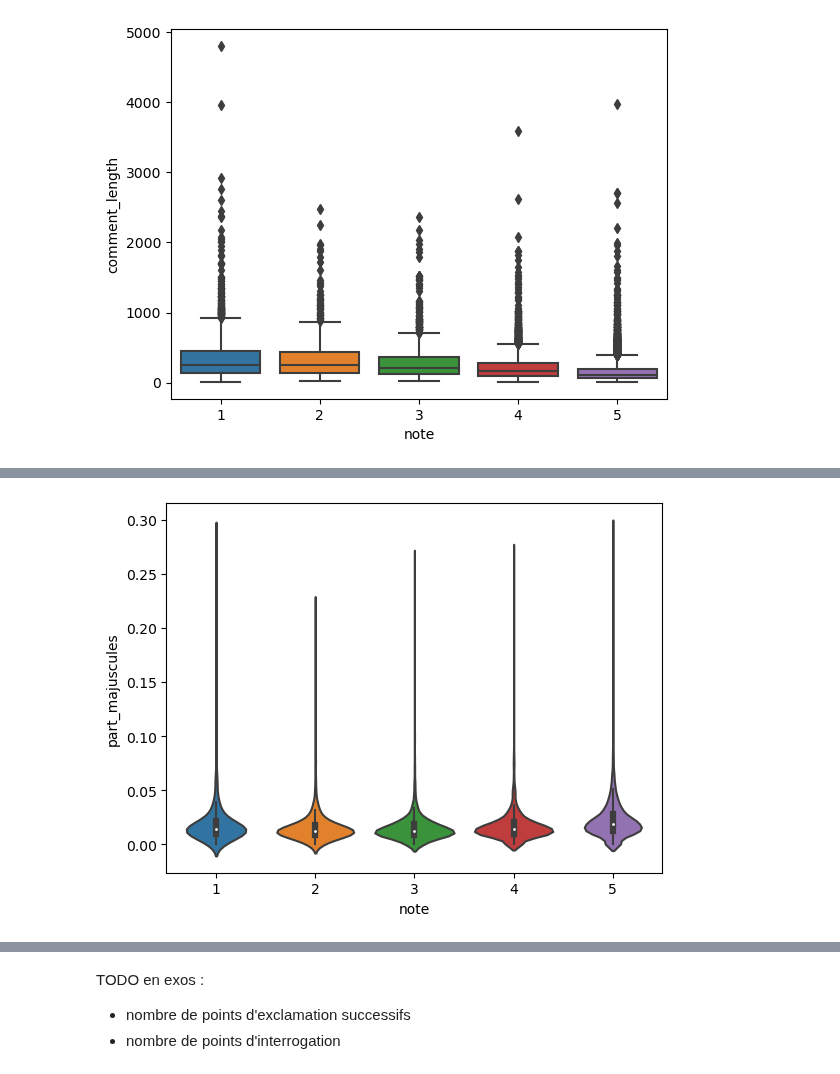
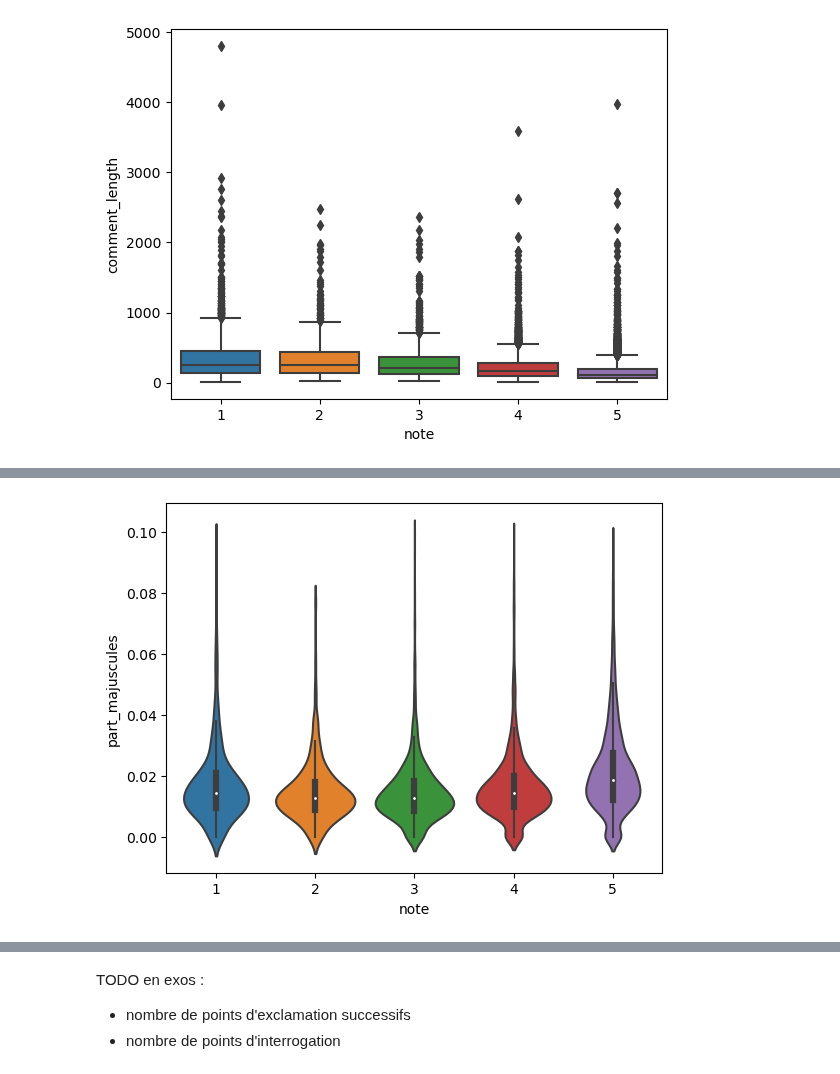
Before and after one commit to InseeFrLab/funathon2023_sujet5, a Jupyter notebook: tutoriel.ipynb, the cells around one changed output, grey strips where cells are left out. Cells and saved outputs as stored; diff of their text form; code cells hidden in the pictures.

```diff
--- a/tutoriel.ipynb
+++ b/tutoriel.ipynb
@@ -529,12 +555,12 @@ sns.boxplot(x="note", y="comment_length", data=df, ax=ax)
 # Regex pour extraire des infos du texte
 
 def compte_majuscules(commentaire):
-    r = re.compile(r"[A-Z]")
+    r = re.compile("[A-Z]")
     capslock = r.findall(commentaire)
     return len(capslock) / len(commentaire)
 
 def compte_points_exclamation(commentaire):
-    r = re.compile(r"\!")
+    r = re.compile("\!")
     exclamation = r.findall(commentaire)
     return len(exclamation) / len(commentaire)
 
@@ -542,11 +568,10 @@ df['part_majuscules'] = df['comment'].apply(compte_majuscules)
 df['part_points_exclamation'] = df['comment'].apply(compte_points_exclamation)
 # %%
 # Lien entre le nombre de majuscules et la note
-data = df[df["part_majuscules"] < 0.3]
-fig, ax = plt.subplots()
-sns.violinplot(x="note", y="part_majuscules", data=data, ax=ax)
+data = df[df["part_majuscules"] < 0.1]
+sns.violinplot(x="note", y="part_majuscules", data=data)
 plt.show()
 # %% [output]
-[figure, old version]
+[figure, new version]
 # %%
 # Lien entre le nombre de points d'exclamation et la note
```
Also changed, not shown: parts of 12 cells of this notebook.
